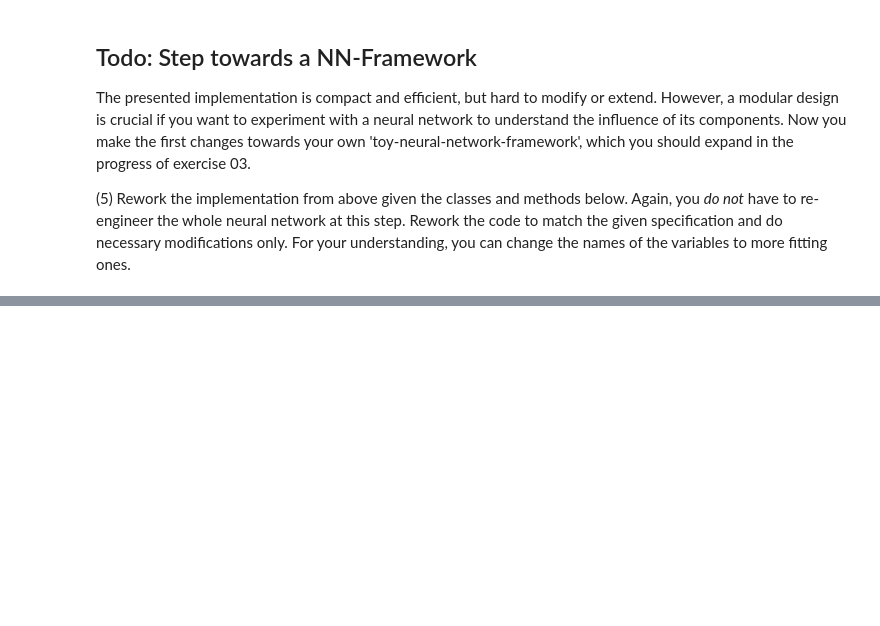
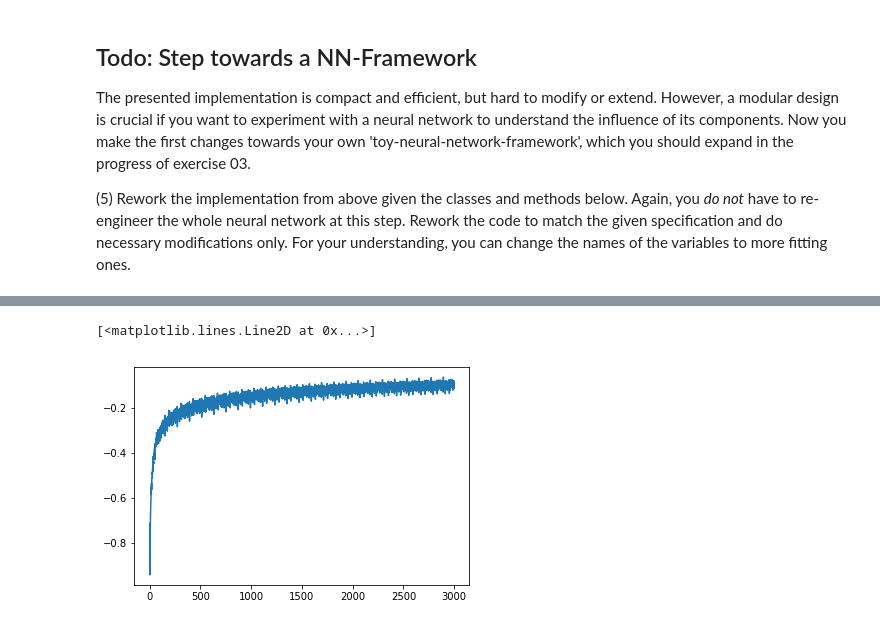
Before and after one commit to christophstach/deep-learning-ubiquitous-tribble, a Jupyter notebook: 1163050_uebung_03/fc_network.ipynb, the cells around one changed output, grey strips where cells are left out. Saved outputs shown, nothing was run; the diff lists cells and outputs as text; code cells hidden in the pictures; blank space fills up the shorter version.

```diff
--- a/1163050_uebung_03/fc_network.ipynb
+++ b/1163050_uebung_03/fc_network.ipynb
@@ -150,45 +149,63 @@ The presented implementation is compact and efficient, but hard to modify or ext
 # %%
 class FullyConnectedNetwork:
     def __init__(self, layers):
-        pass
+        self.layers = layers
+        self.weights = [np.random.randn(*weight) * 0.1 for weight in self.layers]
+        self.delta_hist = []
 
     def forward(self, data):
-        a = [X]
-        for w in weights:
-            a.append(np.maximum(a[-1].dot(w),0))
+        a = [data]
+        for weight in self.weights:
+            a.append(np.maximum(a[-1].dot(weight), 0))
+
         return a
 
     def backward(self, X, Y):
-        grads = np.empty_like(weights)
-        a = feed_forward(X, weights)
+        grads = np.empty_like(self.weights)
+        a = self.forward(X)
         delta = a[-1] - Y
 
-        if verbose:
-            print("Loss:", np.sum(delta*Y)/len(X))
+        self.delta_hist.append(np.sum(delta * Y) / len(X))
+        grads[-1] = a[-2].T.dot(delta)
 
-        delta_hist.append(np.sum(delta*Y)/len(X))
-        grads[-1] = a[-2].T.dot(delta)
-        for i in range(len(a)-2, 0, -1):
-            delta = (a[i] > 0) * delta.dot(weights[i].T)
-            grads[i-1] = a[i-1].T.dot(delta)
+        for i in range(len(a) - 2, 0, -1):
+            delta = (a[i] > 0) * delta.dot(self.weights[i].T)
+            grads[i - 1] = a[i - 1].T.dot(delta)
 
         return grads / len(X)
 
 
     def predict(self, data):
-        return None
+        return self.forward(data)
 
 class Optimizer:
     def __init__(self, network, train_data, train_labels, test_data=None, test_labels=None, epochs=100, batch_size=20, learning_rate=0.01):
-        raise NotImplementedError("This is your duty")
+        self.network = network
+        self.train_data = train_data
+        self.train_labels = train_labels
+        self.test_data = test_data
+        self.test_labels = test_labels
+        self.epochs = epochs
+        self.batch_size = batch_size
+        self.learning_rate = learning_rate
 
-    def sgd(self):
-        return None
+    def sgd(self, verbose = True):
+        for i in range(self.epochs):
+            for j in range(0, len(self.train_data), self.batch_size):
+                X, Y = self.train_data[j:j + self.batch_size], self.train_labels[j:j + self.batch_size]
+                self.network.weights -= self.learning_rate * self.network.backward(X, Y)
+
+            prediction_test = np.argmax(self.network.predict(self.test_data)[-1], axis=1)
+            if verbose:
+                print ('Epoch:', i, 'Accuracy:', np.mean(prediction_test == np.argmax(self.test_labels, axis=1)), 'Delta:', self.network.delta_hist[-1])
+
+
 
 
 # Following code should run:
 mnist_NN = FullyConnectedNetwork([(784, 200),(200,100),(100, 10)])
-epochs, batch_size, learning_rate = 20, 500, 0.1
-Optimizer(mnist_NN, train_images, train_labels, test_images, test_labels, epochs, batch_size, learning_rate)
+epochs, batch_size, learning_rate = 25, 500, 0.1
+Optimizer(mnist_NN, train_images, train_labels, test_images, test_labels, epochs, batch_size, learning_rate).sgd(True)
+
 plt.plot(mnist_NN.delta_hist)
 # %% [output]
@@ -195,0 +229,2 @@ NotImplementedError: This is your duty
+[<matplotlib.lines.Line2D at 0x...>]
+[figure, added]
```
Also changed, not shown: parts of 3 cells of this notebook, 1 other file.
